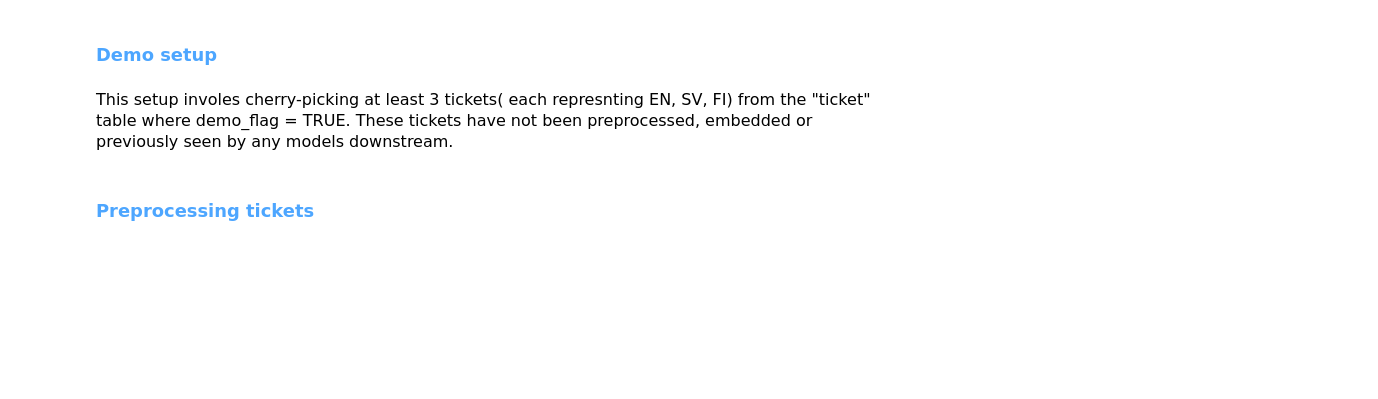
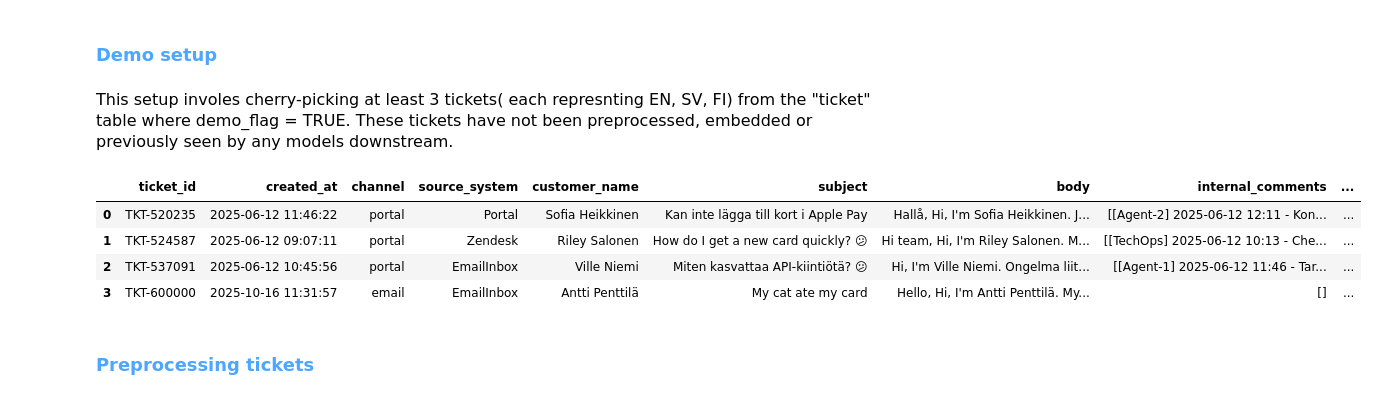
Before and after one commit to sachini-hewage/issue-ticket-clustering, a Jupyter notebook: notebooks/inference_pipeline.ipynb, the cells around one changed output. Saved outputs shown, nothing was run; the diff lists cells and outputs as text; code cells hidden in the pictures; blank space fills up the shorter version.

```diff
--- a/notebooks/inference_pipeline.ipynb
+++ b/notebooks/inference_pipeline.ipynb
@@ -44,8 +44,14 @@ ticket_ids = ["TKT-524587", "TKT-537091", "TKT-520235", "TKT-600000" ]
 # %%
 # Now let's fetch the relevant records from the table "tickets".
 
 new_tickets = fetch_and_cleanup_tickets(ticket_ids)
-#new_tickets
+new_tickets
+# %% [output]
+|  | ticket_id | created_at | channel | source_system | customer_name | subject | body | internal_comments | ... |
+| 0 | TKT-520235 | 2025-06-12 11:46:22 | portal | Portal | Sofia Heikkinen | Kan inte lägga till kort i Apple Pay | Hallå, Hi, I'm Sofia Heikkinen. J... | [[Agent-2] 2025-06-12 12:11 - Kon... | ... |
+| 1 | TKT-524587 | 2025-06-12 09:07:11 | portal | Zendesk | Riley Salonen | How do I get a new card quickly? 😕 | Hi team, Hi, I'm Riley Salonen. M... | [[TechOps] 2025-06-12 10:13 - Che... | ... |
+| 2 | TKT-537091 | 2025-06-12 10:45:56 | portal | EmailInbox | Ville Niemi | Miten kasvattaa API-kiintiötä? 😕 | Hi, I'm Ville Niemi. Ongelma liit... | [[Agent-1] 2025-06-12 11:46 - Tar... | ... |
+| 3 | TKT-600000 | 2025-10-16 11:31:57 | email | EmailInbox | Antti Penttilä | My cat ate my card | Hello, Hi, I'm Antti Penttilä. My... | [] | ... |
 # %% [markdown]
 ### <span style="color:#4da6ff; font-weight:bold">Preprocessing tickets</span>
 # %% [markdown]
```
Also changed, not shown: parts of 1 cell of this notebook, 2 other files.
